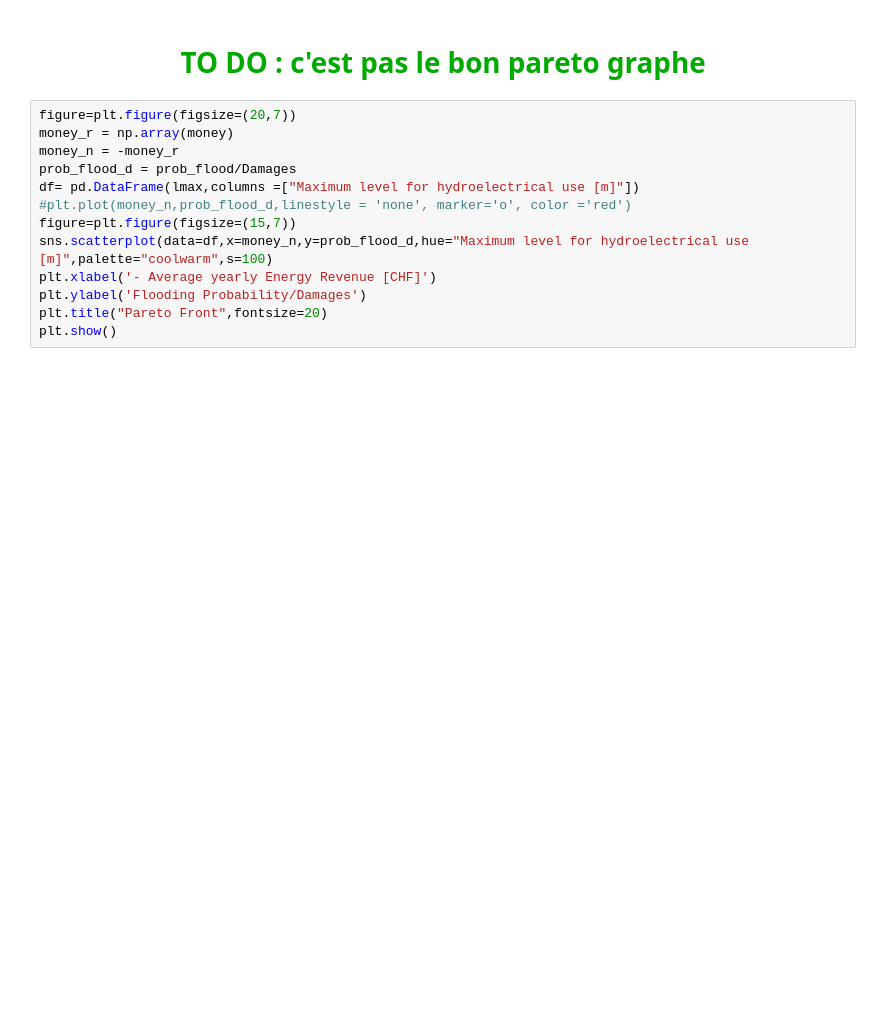
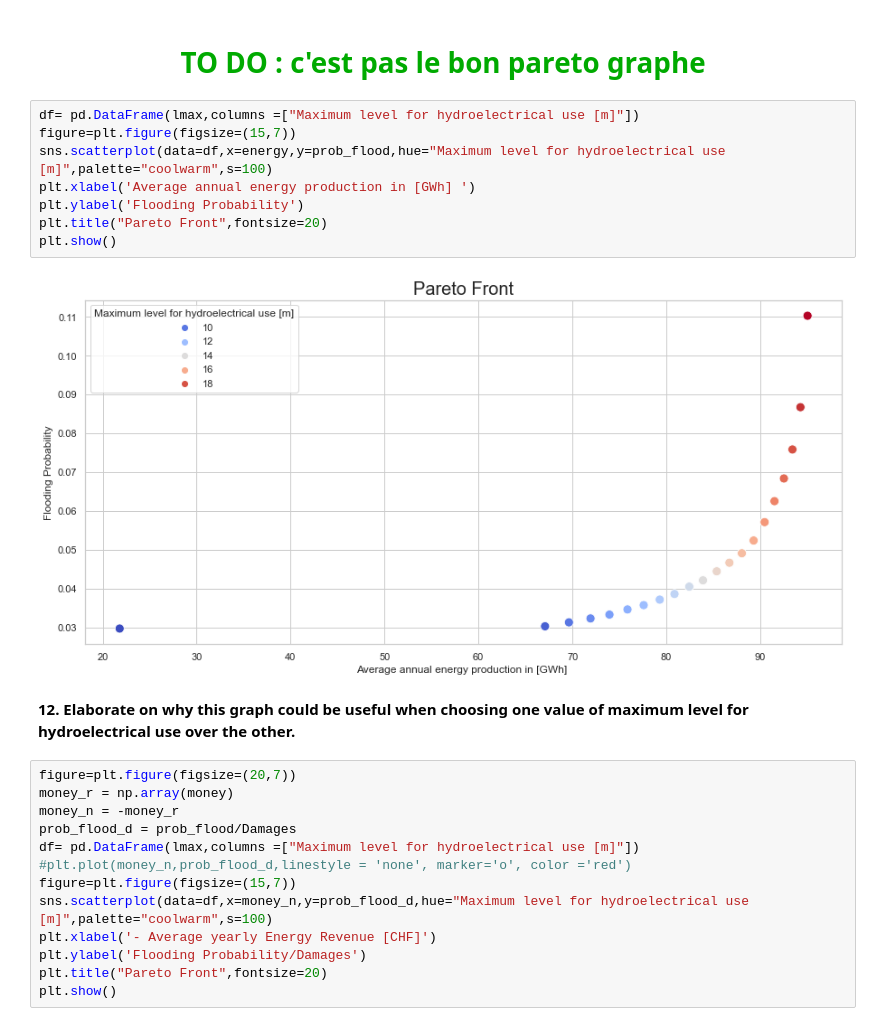
Before and after one commit to romainphan/WRE, a Jupyter notebook: Main.ipynb, the cells around one changed output. Cells and saved outputs as stored; diff of their text form; blank space fills up the shorter version.

```diff
--- a/Main.ipynb
+++ b/Main.ipynb
@@ -290,6 +291,19 @@ The best level for hydropower production is  16.0 m
 **11. Plot the Pareto front of average annual energy production in [GWh] vs the probability that Qout exceeds Qlim computed from different values of the maximum level for hydroelectrical use.**
 # %% [markdown]
 <h1 style="text-align:center; color:#00AA00">TO DO : c'est pas le bon pareto graphe</h1>
+# %%
+df= pd.DataFrame(lmax,columns =["Maximum level for hydroelectrical use [m]"])
+figure=plt.figure(figsize=(15,7))
+sns.scatterplot(data=df,x=energy,y=prob_flood,hue="Maximum level for hydroelectrical use [m]",palette="coolwarm",s=100)
+plt.xlabel('Average annual energy production in [GWh] ')
+plt.ylabel('Flooding Probability')
+plt.title("Pareto Front",fontsize=20)
+plt.show()
+# %% [output]
+[figure, added]
+# %% [markdown]
+**12. Elaborate on why this graph could be useful when choosing one value of maximum
+level for hydroelectrical use over the other.**
 # %%
 figure=plt.figure(figsize=(20,7))
 money_r = np.array(money)
```
Also changed, not shown: parts of 14 cells of this notebook.
